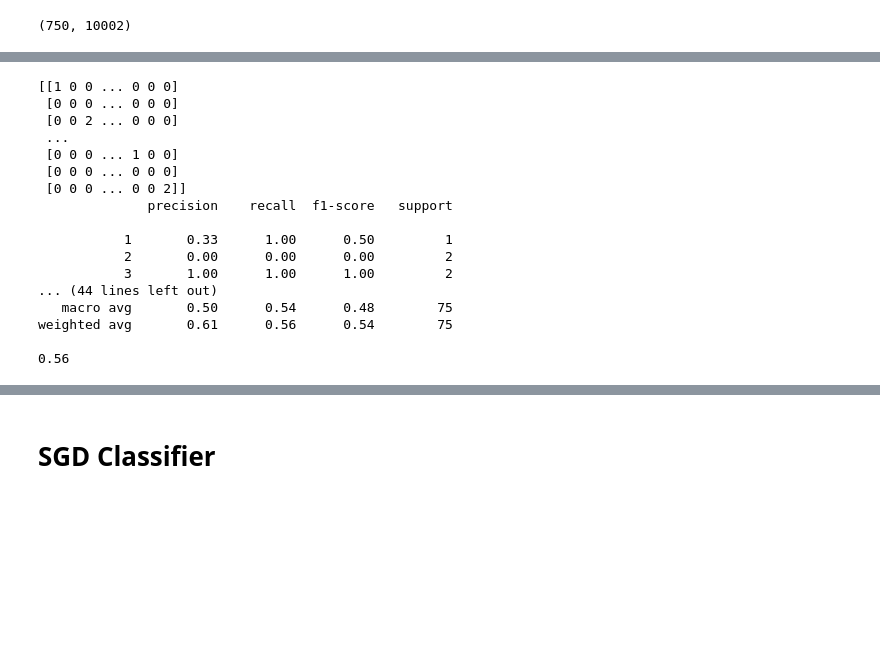
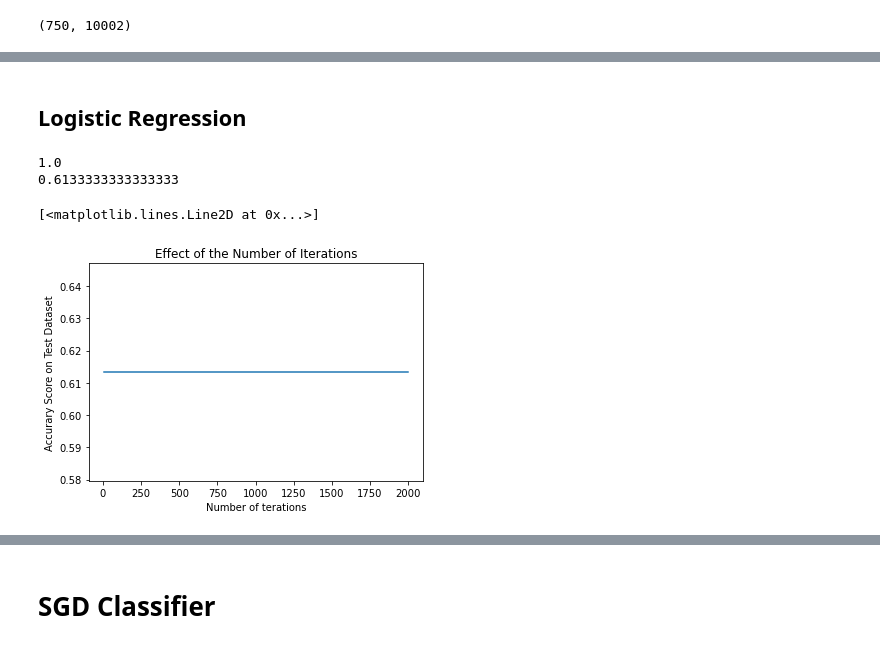
Before and after one commit to dario-x/Machine-Learning, a Jupyter notebook: amzclass.ipynb, the cells around one changed output, grey strips where cells are left out. Cells and saved outputs as stored; diff of their text form; code cells hidden in the pictures; blank space fills up the shorter version.

```diff
--- a/amzclass.ipynb
+++ b/amzclass.ipynb
@@ -49,24 +32,0 @@ print(accuracy_testing_set)
-# %%
-from sklearn.metrics import classification_report, confusion_matrix, accuracy_score
-
-print(confusion_matrix(y_test,y_pred))
-print(classification_report(y_test,y_pred))
-print(accuracy_score(y_test, y_pred))
-# %% [output]
-[[1 0 0 ... 0 0 0]
- [0 0 0 ... 0 0 0]
- [0 0 2 ... 0 0 0]
- ...
- [0 0 0 ... 1 0 0]
- [0 0 0 ... 0 0 0]
- [0 0 0 ... 0 0 2]]
-              precision    recall  f1-score   support
-
-           1       0.33      1.00      0.50         1
-           2       0.00      0.00      0.00         2
-           3       1.00      1.00      1.00         2
-... (44 lines left out)
-   macro avg       0.50      0.54      0.48        75
-weighted avg       0.61      0.56      0.54        75
-
-0.56
@@ -76 +33,49 @@ df_result = pd.read_csv("amazon_review_ID.shuf.tes.csv", usecols=['ID'])
+# %% [markdown]
+## Logistic Regression
+# %%
+
+
+from sklearn.linear_model import LogisticRegression
+#creating the model
+model = LogisticRegression(random_state=42, solver='newton-cg', warm_start=True, class_weight='balanced', intercept_scaling= 10, max_iter=300)
+#model = LogisticRegression(solver='saga', penalty='elasticnet', l1_ratio = 0.5, max_iter=200)
+#fitting data to the model
+model.fit(X_train, y_train)
+
+
+
+#calculating the probabilities
+y_pred_proba = model.predict_proba(X_test)
+
+
+
+#printing the accuarcy
+
+accuracy_training_set = model.score(X_train, y_train)
+print(accuracy_training_set)
+
+accuracy_testing_set = model.score(X_test, y_test)
+print(accuracy_testing_set)
+# %% [output]
+1.0
+0.6133333333333333
+# %%
+#trying to find the right number of iterations
+
+import matplotlib.pyplot as plt
+
+interations = [5, 10, 25, 50, 100, 500, 1000, 2000]
+scores = []
+for interation in interations:
+    model =  LogisticRegression(random_state=42, solver='newton-cg', warm_start=True, class_weight='balanced', intercept_scaling= 10, max_iter=interation)
+    model.fit(X_train, y_train)
+    scores.append(model.score(X_test, y_test))
+
+plt.title("Effect of the Number of Iterations")
+plt.xlabel("Number of terations")
+plt.ylabel("Accurary Score on Test Dataset")
+plt.plot(interations, scores)
+# %% [output]
+[<matplotlib.lines.Line2D at 0x...>]
+[figure, added]
 # %%
```
Also changed, not shown: parts of 25 cells of this notebook.
